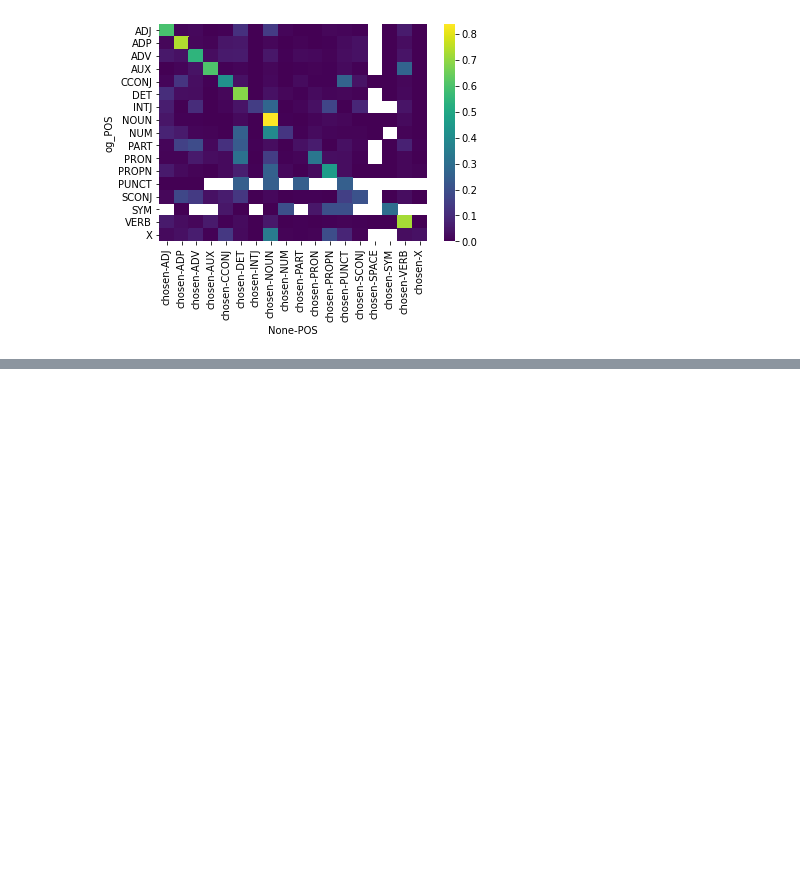
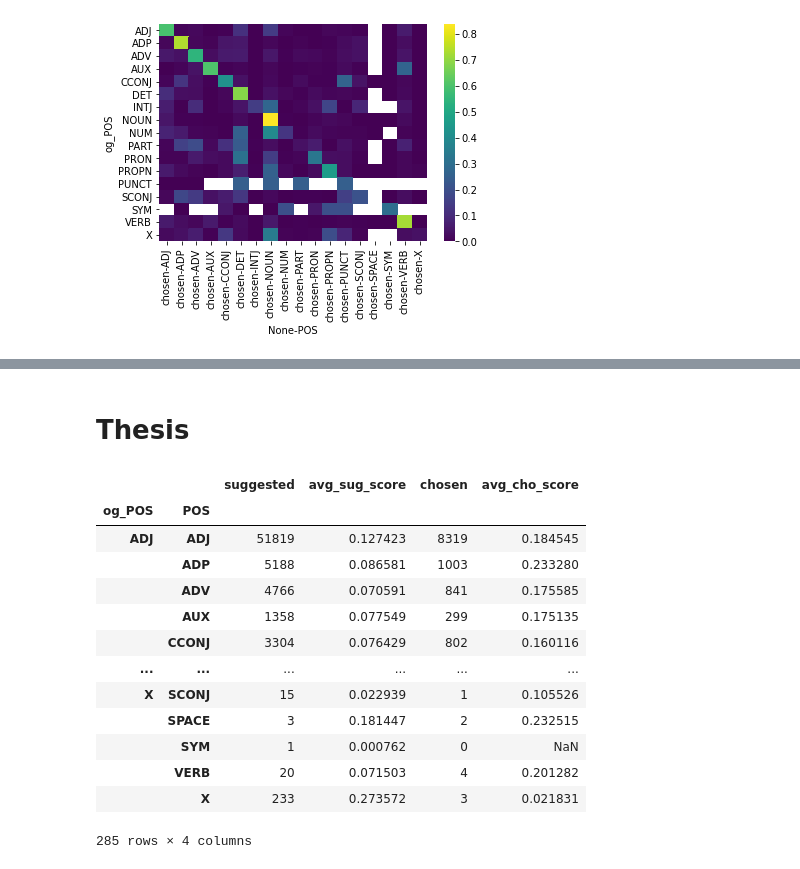
Before and after one commit to Thomas-Gottwald/Paraphraser, a Jupyter notebook: fill_mask_lm/dataset.ipynb, the cells around one changed output, grey strips where cells are left out. Saved outputs shown, nothing was run; the diff lists cells and outputs as text; code cells hidden in the pictures; blank space fills up the shorter version.

```diff
--- a/fill_mask_lm/dataset.ipynb
+++ b/fill_mask_lm/dataset.ipynb
@@ -233,0 +287,21 @@ plot_POS_heatmap(df_dataset, chosen=True)
+# %% [markdown]
+# Thesis
+# %%
+df_path = './../data/thesis/sp(facebook_bart-large,0.5)/dataset.pkl'
+df_dataset = pd.read_pickle(df_path)
+df_dataset
+# %% [output]
+|  |  | suggested | avg_sug_score | chosen | avg_cho_score |
+| og_POS | POS |  |  |  |  |
+| ADJ | ADJ | 51819 | 0.127423 | 8319 | 0.184545 |
+|  | ADP | 5188 | 0.086581 | 1003 | 0.233280 |
+|  | ADV | 4766 | 0.070591 | 841 | 0.175585 |
+|  | AUX | 1358 | 0.077549 | 299 | 0.175135 |
+|  | CCONJ | 3304 | 0.076429 | 802 | 0.160116 |
+| ... | ... | ... | ... | ... | ... |
+| X | SCONJ | 15 | 0.022939 | 1 | 0.105526 |
+|  | SPACE | 3 | 0.181447 | 2 | 0.232515 |
+|  | SYM | 1 | 0.000762 | 0 | NaN |
+|  | VERB | 20 | 0.071503 | 4 | 0.201282 |
+|  | X | 233 | 0.273572 | 3 | 0.021831 |
+285 rows × 4 columns
```
Also changed, not shown: parts of 42 cells of this notebook, 4 other files.
